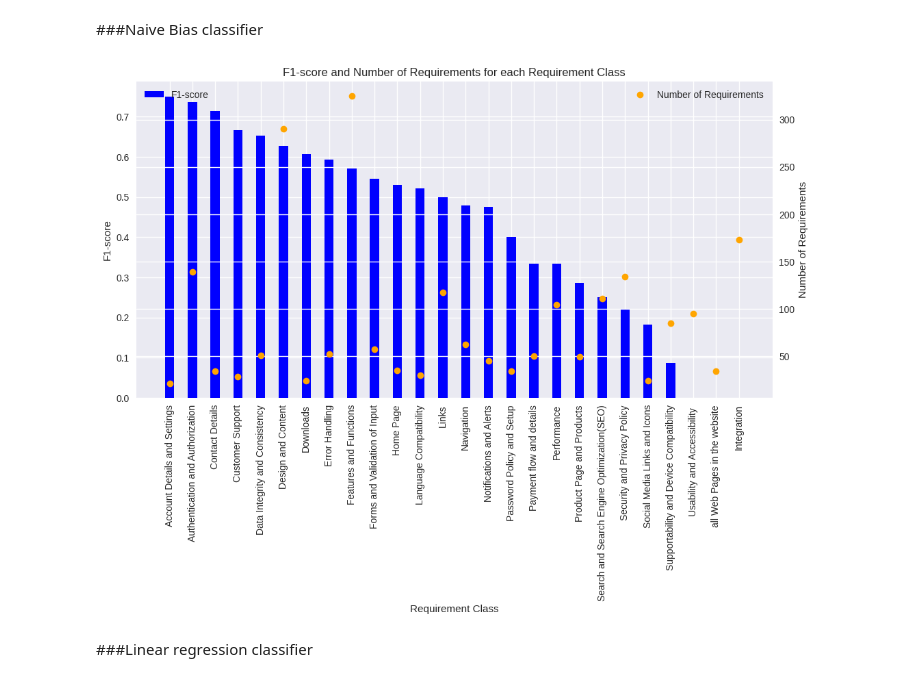
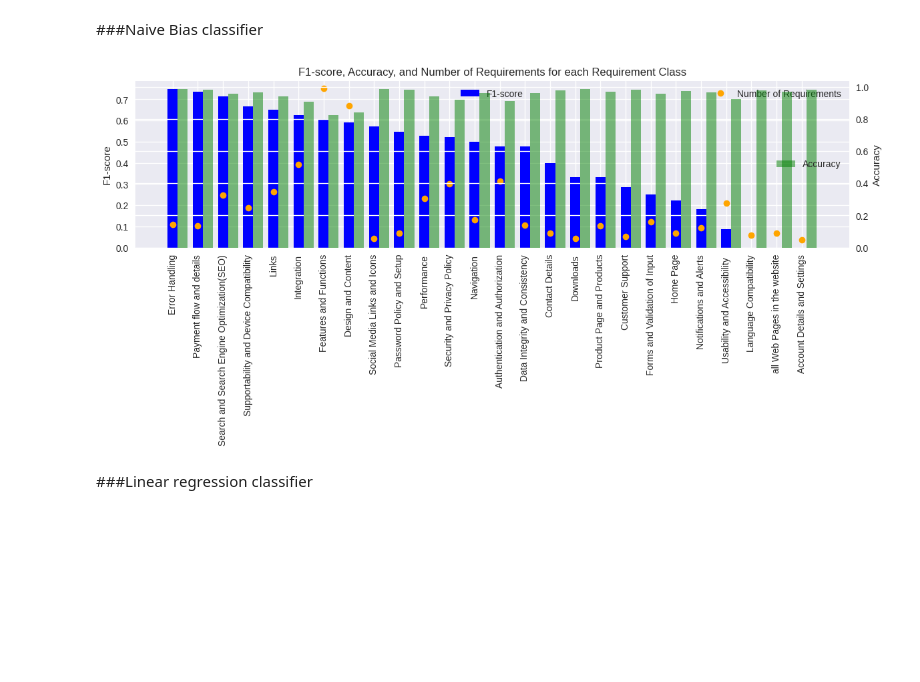
Before and after one commit to Khomiakov7706/requirements_analysis, a Jupyter notebook: Requirement_analysis.ipynb, the cells around one changed output. Saved outputs shown, nothing was run; the diff lists cells and outputs as text; code cells hidden in the pictures; blank space fills up the shorter version.

```diff
--- a/Requirement_analysis.ipynb
+++ b/Requirement_analysis.ipynb
@@ -808,36 +863,57 @@ for cl in requirement_classes:
     #print("Precision for", cl, ":", precision[cl])
     #print("Recall for", cl, ":", recall[cl])
     #print("F1-score for", cl, ":", f1_score[cl], '\n')
+# %%
+plot_scores_f1_accuracy(requirement_classes, nb_f1_score, nb_scores, class_requirements)
+# %% [output]
+[figure, added]
 # %%
-#@title graph naive bias F1-score and Number of Requirements for each Requirement Class
+'''#@title graph naive bias F1-score and Number of Requirements for each Requirement Class
 
-plt.style.use('seaborn')
+# Sort the F1-scores and number of requirements based on the F1-scores in descending order
+sorted_indices = np.argsort(list(nb_f1_score.values()))[::-1]
+sorted_f1_scores = [list(nb_f1_score.values())[i] for i in sorted_indices]
+sorted_class_requirements = [class_requirements[i] for i in sorted_indices]
+sorted_requirement_classes = [requirement_classes[i] for i in sorted_indices]
+sorted_accuracy_scores = [nb_scores[cl] for cl in sorted_requirement_classes]
 
-# Get the number of requirements for each class
-class_requirements = [len(data[data[cl] == 1]) for cl in requirement_classes]
-nb_sorted_f1_score = dict(sorted(nb_f1_score.items(), key=lambda item: item[1], reverse=True))
-
-fig, ax1 = plt.subplots(figsize=(12, 6))
+# Set the width of the bars
 bar_width = 0.4
 
-# Plot the F1-score
-ax1.bar(nb_sorted_f1_score.keys(), nb_sorted_f1_score.values(), width=bar_width, label='F1-score', color='blue')
+# Set the x positions for the bars
+x = np.arange(len(sorted_requirement_classes))
+
+# Create a figure and axis
+fig, ax1 = plt.subplots(figsize=(12, 6))
+
+# Plot the F1-scores
+ax1.bar(x, sorted_f1_scores, width=bar_width, label='F1-score', color='blue')
+
+# Set the y-axis labels for F1-scores
 ax1.set_ylabel('F1-score')
 ax1.legend(loc='upper left')
 
-plt.title('F1-score and Number of Requirements for each Requirement Class')
-plt.xlabel('Requirement Class')
-plt.xticks(rotation=90)
-
-# Create a secondary y-axis for number of requirements
+# Create a secondary y-axis for the number of requirements
 ax2 = ax1.twinx()
-ax2.plot(requirement_classes, class_requirements, color='orange', linestyle='', marker = 'o', label='Number of Requirements')
+ax2.plot(x, sorted_class_requirements, color='orange', linestyle='', marker='o', label='Number of Requirements')
 ax2.set_ylabel('Number of Requirements')
 ax2.legend(loc='upper right')
 
-plt.show()
+# Set the x-axis labels
+ax1.set_xticks(x)
+ax1.set_xticklabels(sorted_requirement_classes, rotation=90)
+
+# Add the accuracy score as a separate bar chart
+ax3 = ax1.twinx()
+ax3.bar(x + bar_width, sorted_accuracy_scores, width=bar_width, label='Accuracy', color='green', alpha=0.5)
+ax3.set_ylabel('Accuracy')
+ax3.legend(loc='upper center')
+
+# Set the chart title
+ax1.set_title('F1-score, Accuracy, and Number of Requirements for each Requirement Class')
+
+# Display the chart
+plt.show()'''
-# %% [output]
-[figure, removed]
 # %% [markdown]
 ###Linear regression classifier
 # %%
```
Also changed, not shown: parts of 40 cells of this notebook.
